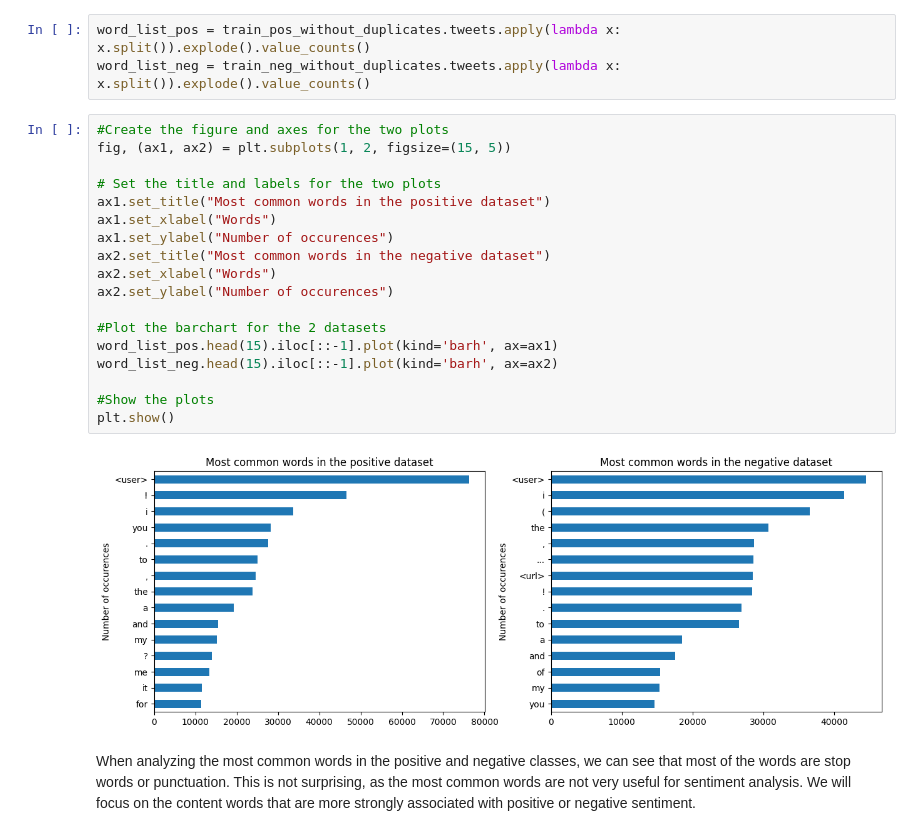
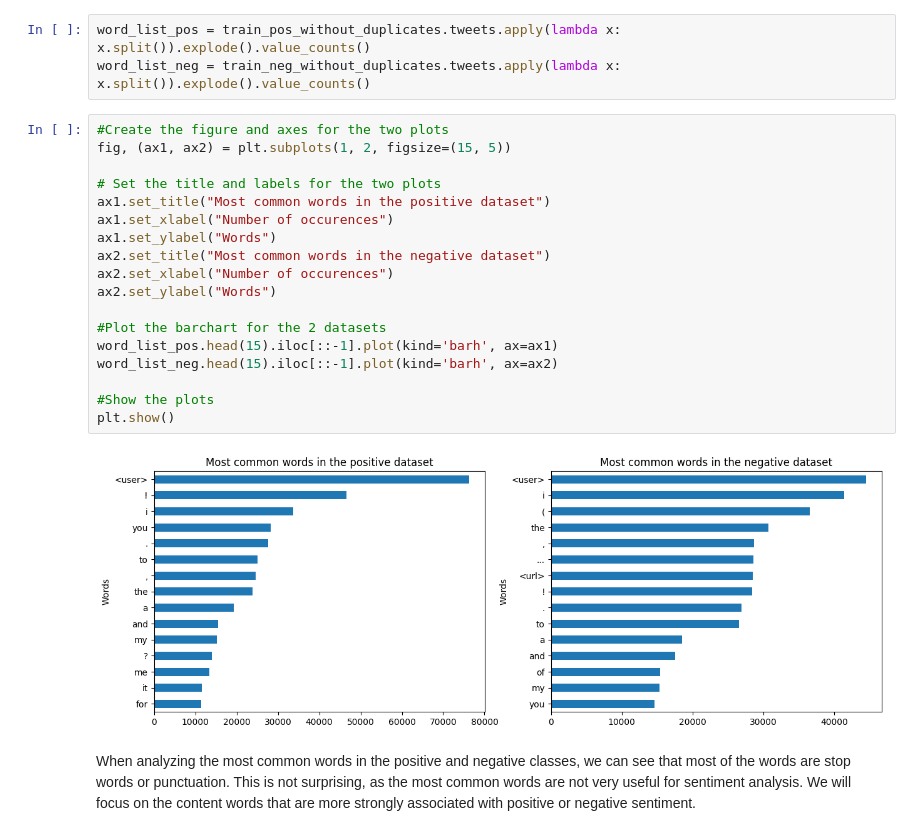
Before and after one commit to martintefra/Tweet-Sentiment-Classification, a Jupyter notebook: src/Exploration of the data.ipynb, the cells around one changed output. Saved outputs shown, nothing was run; the diff lists cells and outputs as text.

Commit message:
added grouped graphs

```diff
--- a/src/Exploration of the data.ipynb
+++ b/src/Exploration of the data.ipynb
@@ -56,23 +56,23 @@ word_list_neg = train_neg_without_duplicates.tweets.apply(lambda x: x.split()).e
 # %%
 #Create the figure and axes for the two plots
 fig, (ax1, ax2) = plt.subplots(1, 2, figsize=(15, 5))
 
 # Set the title and labels for the two plots
 ax1.set_title("Most common words in the positive dataset")
-ax1.set_xlabel("Words")
-ax1.set_ylabel("Number of occurences")
+ax1.set_xlabel("Number of occurences")
+ax1.set_ylabel("Words")
 ax2.set_title("Most common words in the negative dataset")
-ax2.set_xlabel("Words")
-ax2.set_ylabel("Number of occurences")
+ax2.set_xlabel("Number of occurences")
+ax2.set_ylabel("Words")
 
 #Plot the barchart for the 2 datasets
 word_list_pos.head(15).iloc[::-1].plot(kind='barh', ax=ax1)
 word_list_neg.head(15).iloc[::-1].plot(kind='barh', ax=ax2)
 
 #Show the plots
 plt.show()
 # %% [output]
-[figure, old version]
+[figure, new version]
 # %% [markdown]
 When analyzing the most common words in the positive and negative classes, we can see that most of the words are stop words or punctuation. This is not surprising, as the most common words are not very useful for sentiment analysis. We will focus on the content words that are more strongly associated with positive or negative sentiment.
 # %% [markdown]
```
Also changed, not shown: parts of 9 cells of this notebook.
